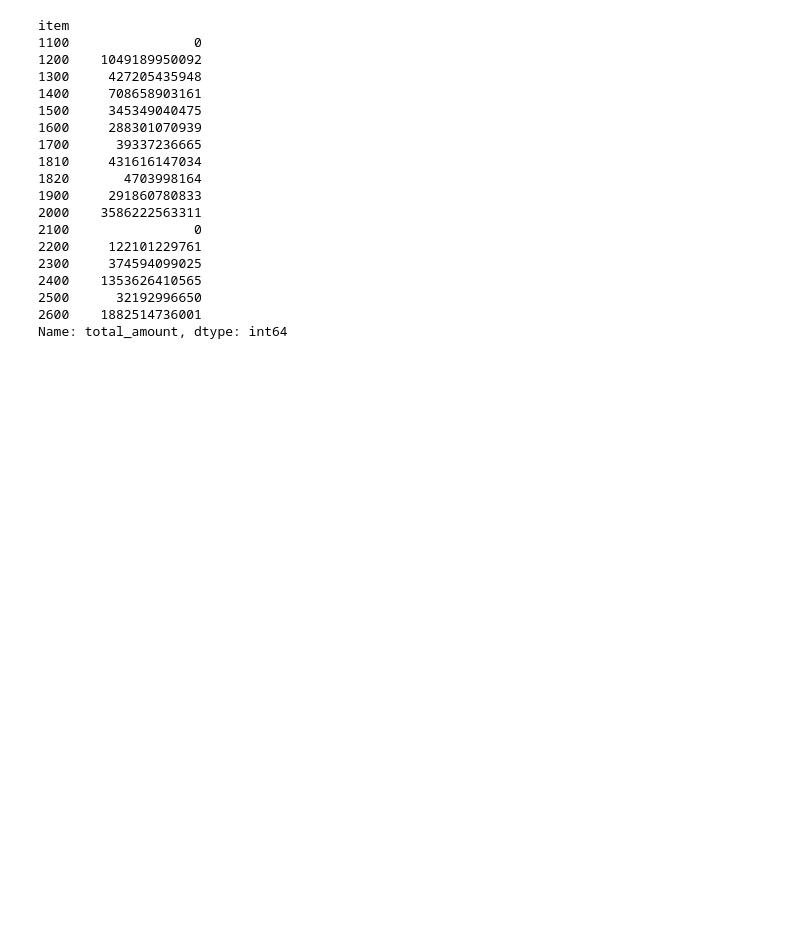
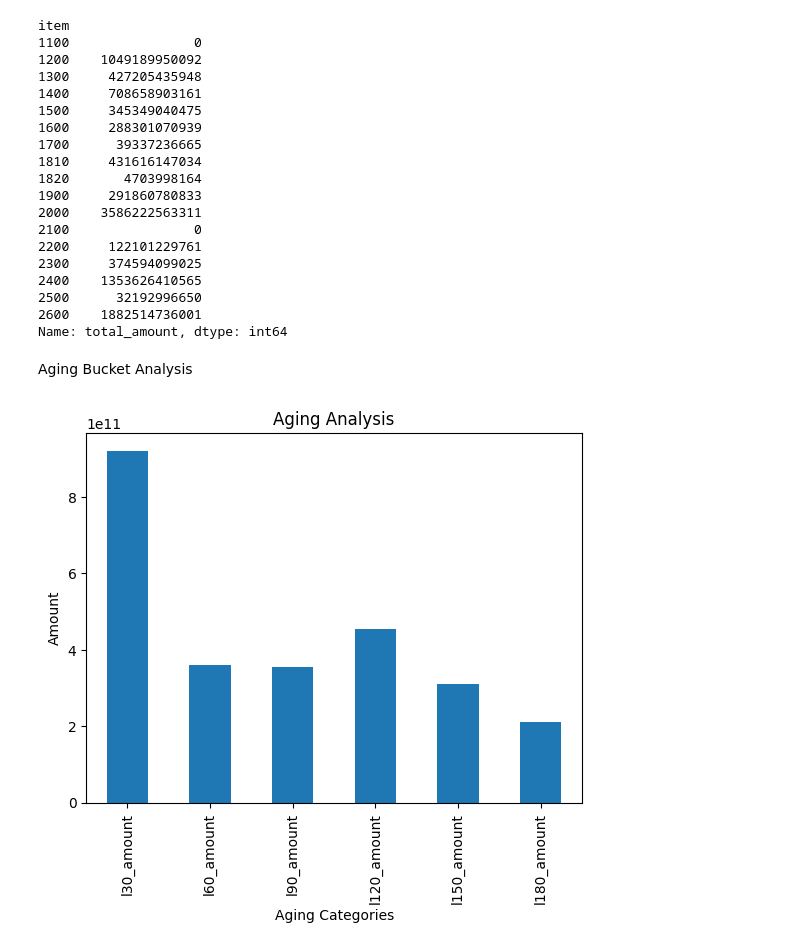
Before and after one commit to KamoheloSebolai/Financial-Period-Reporting-System, a Jupyter notebook: Financial_Data_Insights.ipynb, the cells around one changed output. Cells and saved outputs as stored; diff of their text form; code cells hidden in the pictures; blank space fills up the shorter version.

Commit message:
Aging Bucket Analysis

```diff
--- a/Financial_Data_Insights.ipynb
+++ b/Financial_Data_Insights.ipynb
@@ -114,3 +115,16 @@ item
 2500      32192996650
 2600    1882514736001
 Name: total_amount, dtype: int64
+# %% [markdown]
+Aging Bucket Analysis
+# %%
+# Sum amounts for each aging category
+aging_buckets = FinanceData[['l30_amount', 'l60_amount', 'l90_amount', 'l120_amount', 'l150_amount', 'l180_amount']].sum()
+
+# Plot the aging bucket amounts
+aging_buckets.plot(kind='bar', title='Aging Analysis')
+plt.xlabel('Aging Categories')
+plt.ylabel('Amount')
+plt.show()
+# %% [output]
+[figure, added]
```
Also changed, not shown: parts of 1 cell of this notebook.
